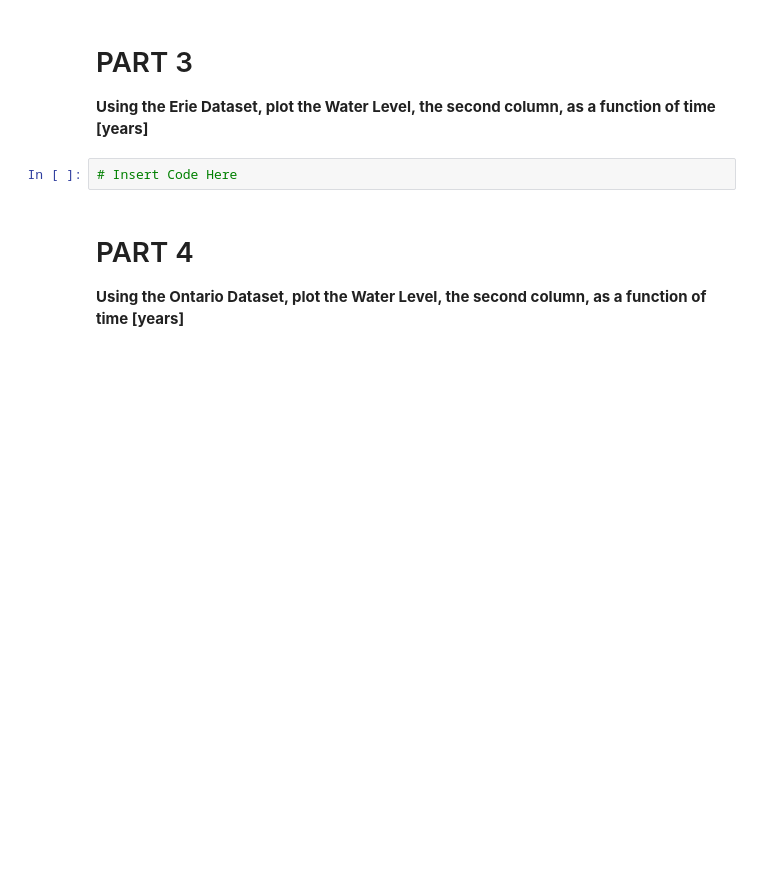
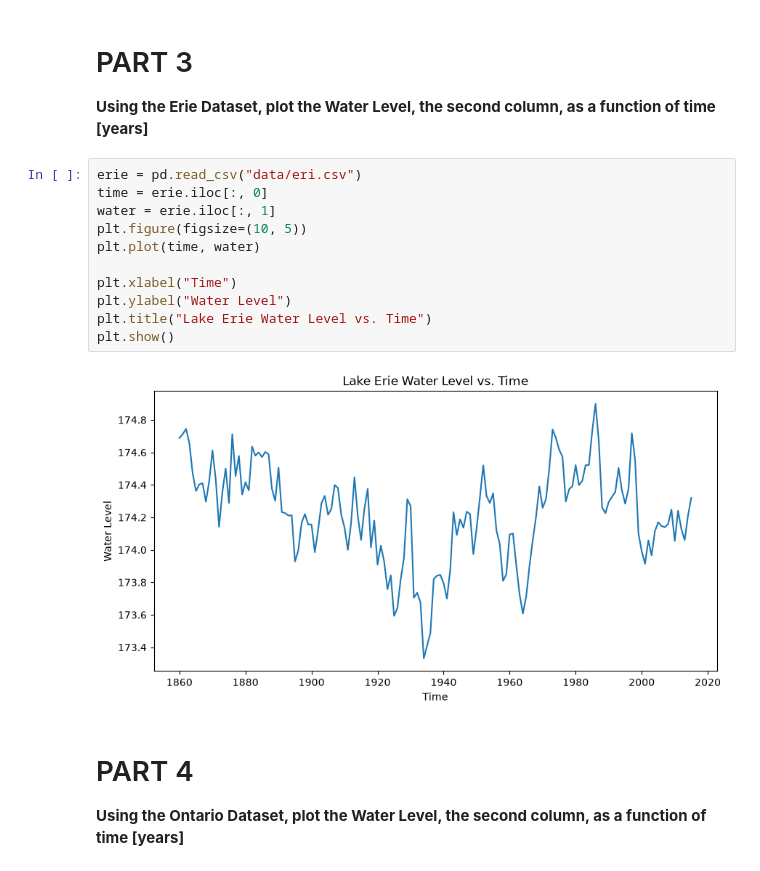
Before and after one commit to msu-cmse-courses/CMSE202_Git_Started, a Jupyter notebook: Great_Lakes_and_Grand_River.ipynb, the cells around one changed output. Saved outputs shown, nothing was run; the diff lists cells and outputs as text; blank space fills up the shorter version.

```diff
--- a/Great_Lakes_and_Grand_River.ipynb
+++ b/Great_Lakes_and_Grand_River.ipynb
@@ -51,8 +62,19 @@ plt.show()
 # PART 3
 
 **Using the Erie Dataset, plot the Water Level, the second column, as a function of time [years]**
-# %%
-# Insert Code Here
+# %%
+erie = pd.read_csv("data/eri.csv")
+time = erie.iloc[:, 0]
+water = erie.iloc[:, 1]
+plt.figure(figsize=(10, 5))
+plt.plot(time, water)
+
+plt.xlabel("Time")
+plt.ylabel("Water Level")
+plt.title("Lake Erie Water Level vs. Time")
+plt.show()
+# %% [output]
+[figure, added]
 # %% [markdown]
 # PART 4
 
```
Also changed, not shown: parts of 3 cells of this notebook.
